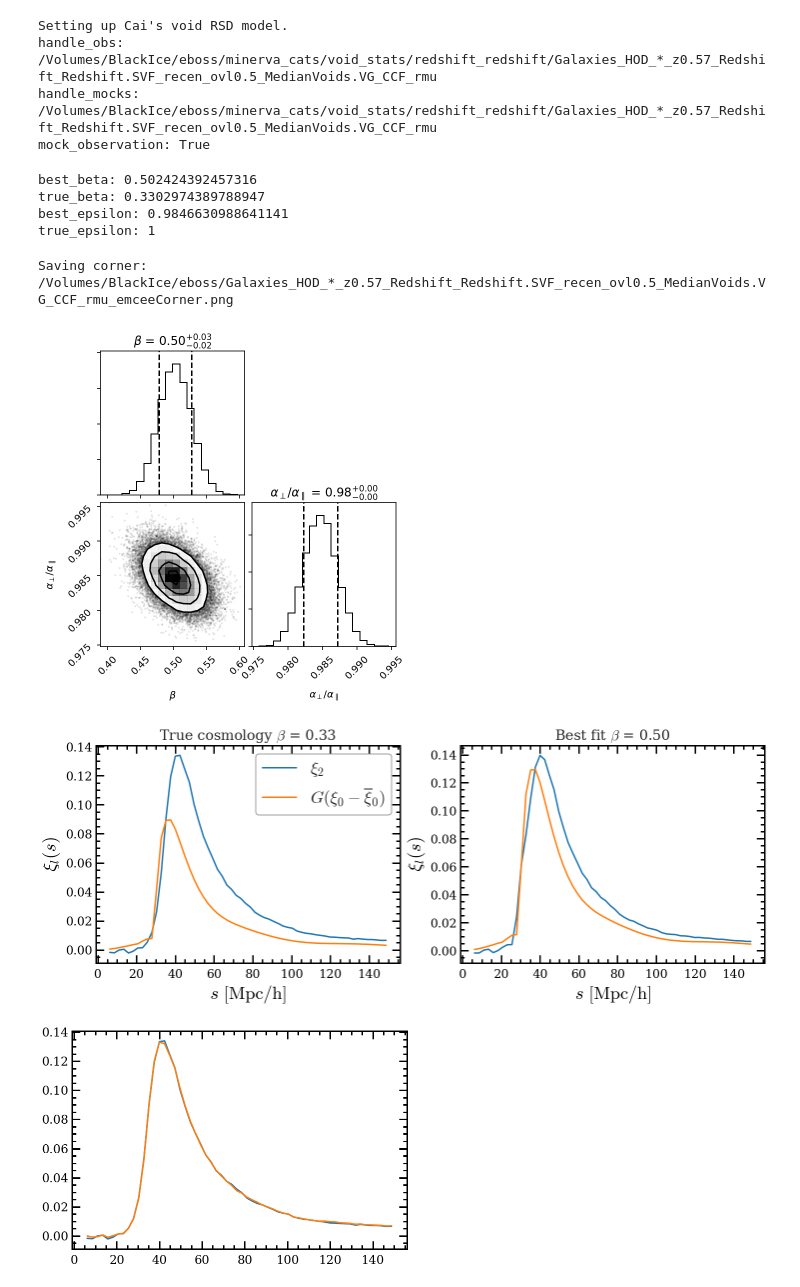
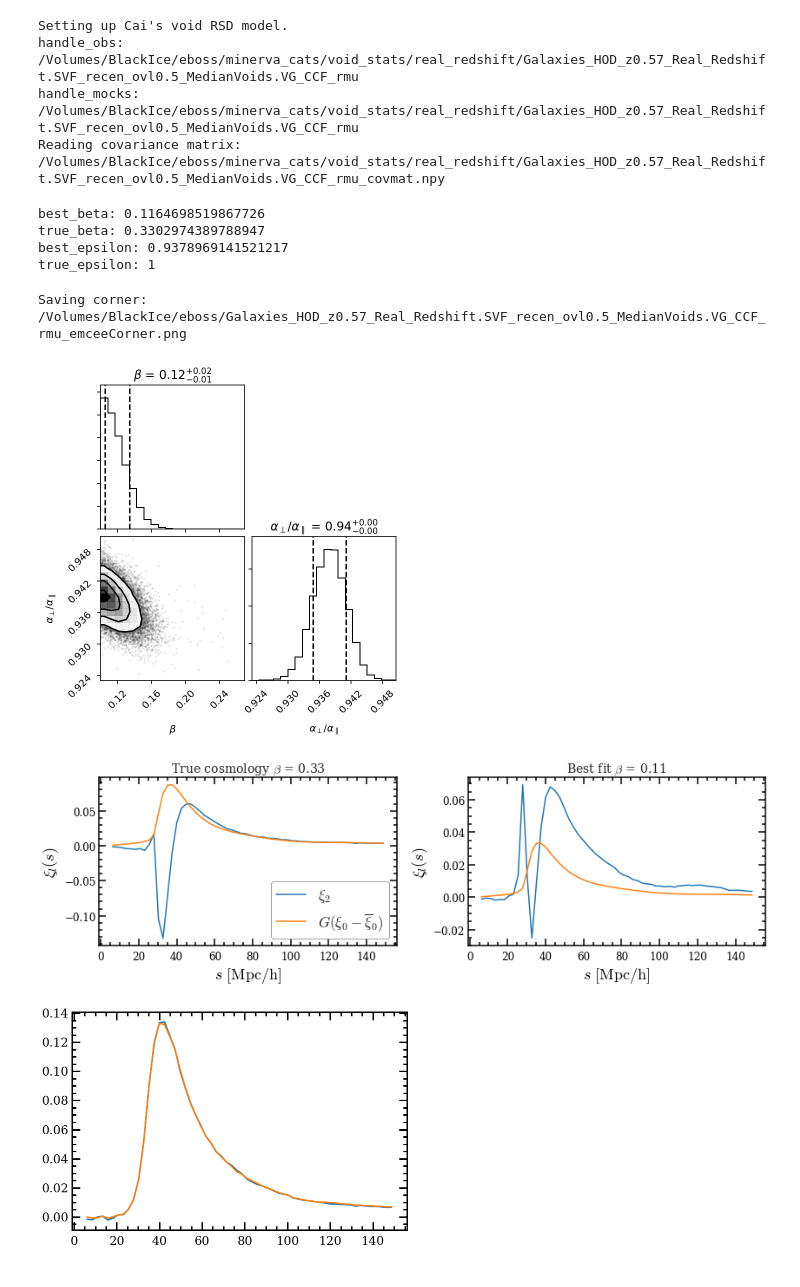
Before and after one commit to epaillas/old_VoidFinder, a Jupyter notebook: plot_mcmc.ipynb, the cells around one changed output. Cells and saved outputs as stored; diff of their text form; code cells hidden in the pictures.

```diff
--- a/plot_mcmc.ipynb
+++ b/plot_mcmc.ipynb
@@ -1,29 +1,29 @@
 # %%
 import numpy as np
 import matplotlib.pyplot as plt
-import python_tools.voidfitter as vf
+from python_tools.caimodel import CaiModel
 from python_tools.cosmology import Cosmology
 import emcee
 import corner
 
 handle_obs = '/Volumes/BlackIce/eboss/minerva_cats/void_stats/\
-redshift_redshift/\
-Galaxies_HOD_*_z0.57_Redshift_Redshift.SVF_recen_ovl0.5_MedianVoids.VG_CCF_rmu'
+real_redshift/\
+Galaxies_HOD_z0.57_Real_Redshift.SVF_recen_ovl0.5_MedianVoids.VG_CCF_rmu'
 
 handle_mocks = '/Volumes/BlackIce/eboss/minerva_cats/void_stats/\
-redshift_redshift/\
-Galaxies_HOD_*_z0.57_Redshift_Redshift.SVF_recen_ovl0.5_MedianVoids.VG_CCF_rmu'
+real_redshift/\
+Galaxies_HOD_z0.57_Real_Redshift.SVF_recen_ovl0.5_MedianVoids.VG_CCF_rmu'
 
-CaiModel = vf.CaiModel(handle_obs, handle_mocks, mock_observation=True)
+CaiModel = CaiModel(handle_obs, handle_mocks)
 # %% [output]
 Setting up Cai's void RSD model.
-handle_obs: /Volumes/BlackIce/eboss/minerva_cats/void_stats/redshift_redshift/Galaxies_HOD_*_z0.57_Redshift_Redshift.SVF_recen_ovl0.5_MedianVoids.VG_CCF_rmu
-handle_mocks: /Volumes/BlackIce/eboss/minerva_cats/void_stats/redshift_redshift/Galaxies_HOD_*_z0.57_Redshift_Redshift.SVF_recen_ovl0.5_MedianVoids.VG_CCF_rmu
-mock_observation: True
+handle_obs: /Volumes/BlackIce/eboss/minerva_cats/void_stats/real_redshift/Galaxies_HOD_z0.57_Real_Redshift.SVF_recen_ovl0.5_MedianVoids.VG_CCF_rmu
+handle_mocks: /Volumes/BlackIce/eboss/minerva_cats/void_stats/real_redshift/Galaxies_HOD_z0.57_Real_Redshift.SVF_recen_ovl0.5_MedianVoids.VG_CCF_rmu
+Reading covariance matrix: /Volumes/BlackIce/eboss/minerva_cats/void_stats/real_redshift/Galaxies_HOD_z0.57_Real_Redshift.SVF_recen_ovl0.5_MedianVoids.VG_CCF_rmu_covmat.npy
 # %%
 chain = '/Volumes/BlackIce/eboss/minerva_cats/\
-void_stats/redshift_redshift/\
-Galaxies_HOD_*_z0.57_Redshift_Redshift.SVF_recen_ovl0.5_MedianVoids.VG_CCF_rmu_emceeChain.h5'
+void_stats/real_redshift/\
+Galaxies_HOD_z0.57_Real_Redshift.SVF_recen_ovl0.5_MedianVoids.VG_CCF_rmu_emceeChain.h5'
 
 # true values from Minerva cosmology
 true_fs8 = CaiModel.fs8
@@ -42,37 +42,10 @@ print('true_beta: ' + str(true_beta))
 
 print('best_epsilon: ' + str(best_epsilon))
 print('true_epsilon: ' + str(true_epsilon))
-
-
-# tau = reader.get_autocorr_time()
-# burnin = int(2 * np.max(tau))
-# thin = int(0.5 * np.min(tau))
-# samples = reader.get_chain(discard=burnin, flat=True, thin=thin)
-# log_prob_samples = reader.get_log_prob(discard=burnin, flat=True, thin=thin)
-# log_prior_samples = reader.get_blobs(discard=burnin, flat=True, thin=thin)
-
-# print("burn-in: {0}".format(burnin))
-# print("thin: {0}".format(thin))
-# print("flat chain shape: {0}".format(samples.shape))
-# print("flat log prob shape: {0}".format(log_prob_samples.shape))
-# print("flat log prior shape: {0}".format(log_prior_samples.shape))
-
-# Corner
-#flat_samples = reader.get_chain(discard=50, thin=15, flat=True)
-#fig = corner.corner(flat_samples, labels=[r"$\beta$", r"$\epsilon$"],
-#            show_titles=True, quantiles=[0.16, 0.84],
-#            truths=[fs8/bs8, 1.0], truth_color='r')
-#fout = self.handle_obs + '_emceeCorner.png'
-#print('Saving corner: ' + fout)
-#plt.show()
-#plt.savefig(fout)
-
-# Quadrupole comparison: best-fit v/s true cosmology
-#fig, axs = plt.subplots(2, 1, figsize=(10, 5))
 # %% [output]
-best_beta: 0.502424392457316
+best_beta: 0.1164698519867726
 true_beta: 0.3302974389788947
-best_epsilon: 0.9846630988641141
+best_epsilon: 0.9378969141521217
 true_epsilon: 1
 # %%
 %config InlineBackend.figure_format='retina'
@@ -83,11 +56,11 @@ fig = corner.corner(flat_samples, labels=[r"$\beta$", r"$\alpha_{\perp} / \alpha
             truths=[true_beta, true_epsilon], truth_color='r')
 fout = '/Volumes/BlackIce/eboss/' + CaiModel.handle_obs.split('/')[-1] + '_emceeCorner.png'
 print('Saving corner: ' + fout)
-plt.savefig(fout)
+#plt.savefig(fout)
 plt.show()
 # %% [output]
-Saving corner: /Volumes/BlackIce/eboss/Galaxies_HOD_*_z0.57_Redshift_Redshift.SVF_recen_ovl0.5_MedianVoids.VG_CCF_rmu_emceeCorner.png
+Saving corner: /Volumes/BlackIce/eboss/Galaxies_HOD_z0.57_Real_Redshift.SVF_recen_ovl0.5_MedianVoids.VG_CCF_rmu_emceeCorner.png
-[figure, old version]
+[figure, new version]
 # %%
 %matplotlib inline
 plt.style.use('enrique')
@@ -107,34 +80,35 @@ G = 2 * beta / (3 + beta)
 xi0, xibar, xi2 = CaiModel.theory_multipoles(alpha_perp, alpha_para, s, mu)
 axs[0].plot(s, xi2, label=r'$\xi_2$')
 axs[0].plot(s, G * (xi0 - xibar), label=r'$G (\xi_0 - \overline{\xi}_0)$')
 
 
 s = CaiModel.s_for_xi
 mu = CaiModel.mu_for_xi
 epsilon = best_epsilon
 beta = best_beta
 alpha = 1.0
 alpha_para = alpha * epsilon ** (-2/3)
 alpha_perp = epsilon * alpha_para
 G = 2 * beta / (3 + beta)
 
 xi0, xibar, xi2 = CaiModel.theory_multipoles(alpha_perp, alpha_para, s, mu)
 axs[1].plot(s, xi2, label=r'$\xi_2$')
 axs[1].plot(s, G * (xi0 - xibar), label=r'$G (\xi_0 - \overline{\xi}_0)$')
 
 for ax in axs:
     ax.set_xlabel(r'$s\ \rm{[Mpc/h]}$', fontsize=18)
     ax.set_ylabel(r'$\xi_l(s)$', fontsize=18)
 
 axs[0].legend(loc='best', fontsize=17)
 axs[0].set_title(r'True cosmology $\beta$ = {}'.format(str(true_beta)[:4]))
 axs[1].set_title(r'Best fit $\beta$ = {}'.format(str(best_beta)[:4]))
 
 fout = '/Volumes/BlackIce/eboss/' + CaiModel.handle_obs.split('/')[-1] + '_FitComparison.png'
+plt.tight_layout()
 plt.savefig(fout)
 plt.show()
 # %% [output]
-[figure, old version]
+[figure, new version]
 # %%
 from scipy.interpolate import InterpolatedUnivariateSpline
 from scipy.integrate import quad
```
Also changed, not shown: parts of 1 cell of this notebook, 9 other files.
